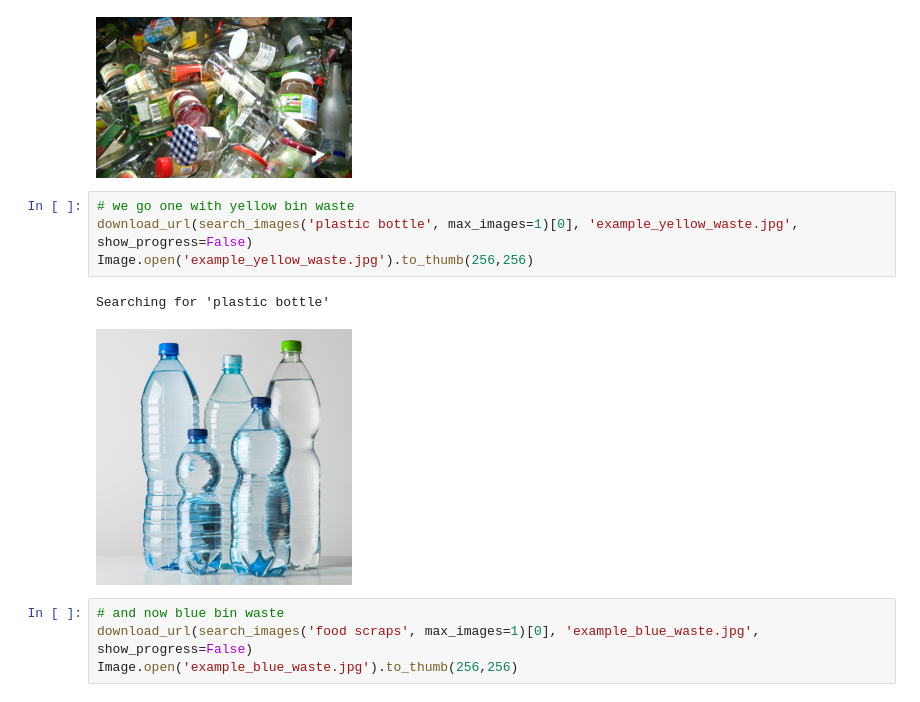
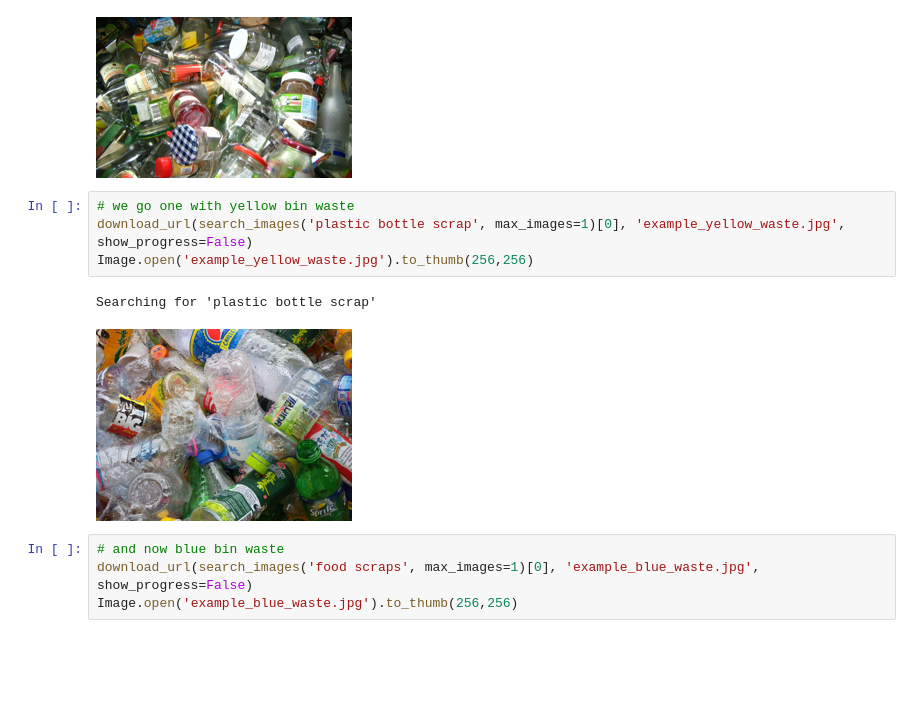
Before and after one commit to yactouat/learning_AI, a Jupyter notebook: notebooks/waste-sorter/waste-sorter.ipynb, the cells around one changed output. Drawn from its saved outputs; the diff is of its cells as text; blank space fills up the shorter version.

```diff
--- a/notebooks/waste-sorter/waste-sorter.ipynb
+++ b/notebooks/waste-sorter/waste-sorter.ipynb
@@ -47,11 +66,11 @@ Searching for 'glass bottle waste'
 [figure]
 # %%
 # we go one with yellow bin waste
-download_url(search_images('plastic bottle', max_images=1)[0], 'example_yellow_waste.jpg', show_progress=False)
+download_url(search_images('plastic bottle scrap', max_images=1)[0], 'example_yellow_waste.jpg', show_progress=False)
 Image.open('example_yellow_waste.jpg').to_thumb(256,256)
 # %% [output]
-Searching for 'plastic bottle'
+Searching for 'plastic bottle scrap'
-[figure, old version]
+[figure, new version]
 # %%
 # and now blue bin waste
 download_url(search_images('food scraps', max_images=1)[0], 'example_blue_waste.jpg', show_progress=False)
```
Also changed, not shown: parts of 13 cells of this notebook, 2 other files.
